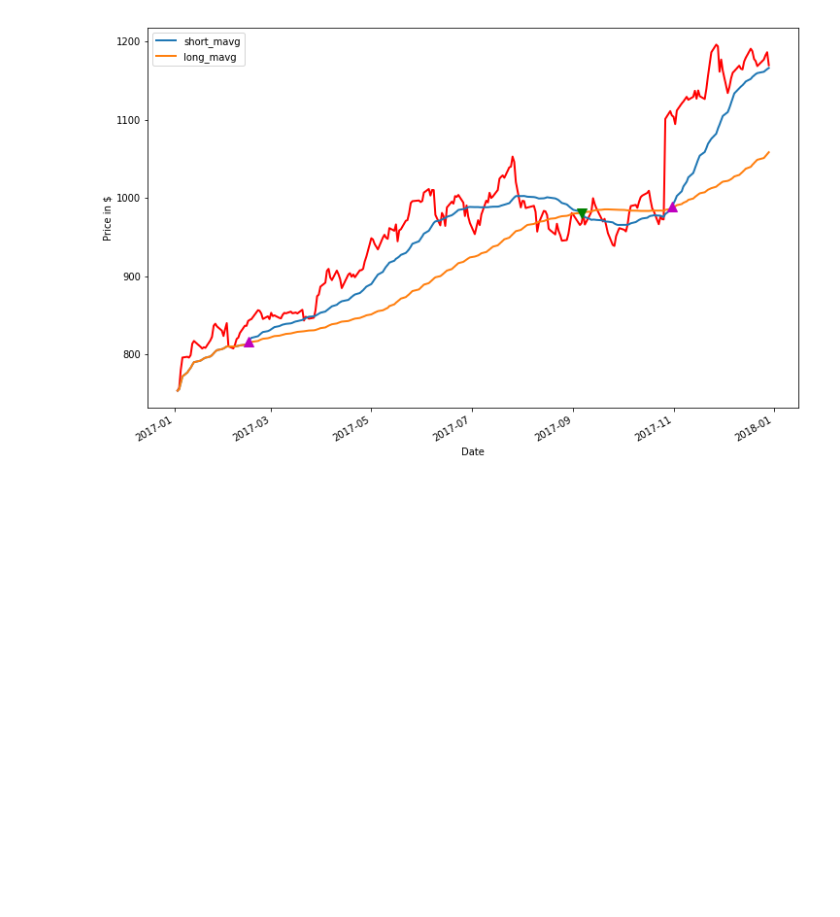
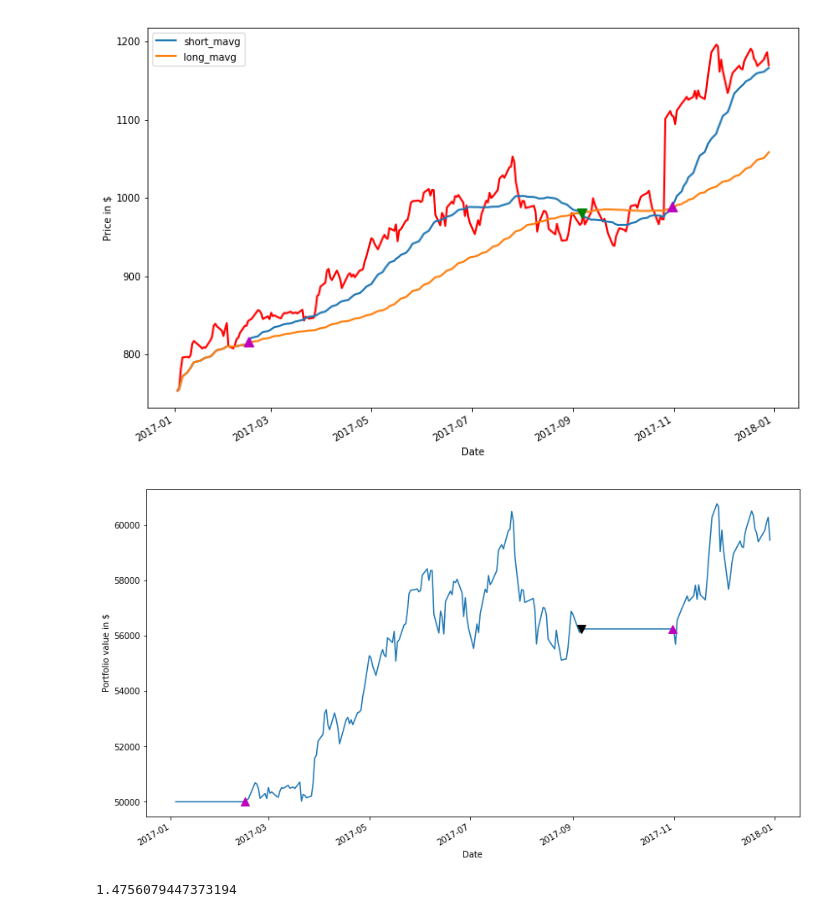
Before and after one commit to marcellou/Automated-Trader, a Jupyter notebook: trading_bot/Untitled.ipynb, the cells around one changed output. Drawn from its saved outputs; the diff is of its cells as text; code cells hidden in the pictures; blank space fills up the shorter version.

```diff
--- a/trading_bot/Untitled.ipynb
+++ b/trading_bot/Untitled.ipynb
@@ -474,0 +482,52 @@ ax1.plot(signals.loc[signals.positions == -1.0].index,
+# %%
+amzn = quandl.get('WIKI/AMZN', start_date='2017-01-01', end_date='2018-01-01')
+# %%
+short_window = 30
+long_window = 90
+signals = pd.DataFrame(index=amzn.index)
+signals['signal'] = 0.0
+signals['short_mavg'] = amzn['Close'].rolling(window=short_window, min_periods=1, center=False).mean()
+signals['long_mavg'] = amzn['Close'].rolling(window=long_window, min_periods=1, center=False).mean()
+signals['signal'][short_window:] = np.where(signals['short_mavg'][short_window:]
+                                            > signals['long_mavg'][short_window:], 1.0, 0.0)
+signals['positions'] = signals['signal'].diff()
+# %%
+initial_capital = float(50000.0)
+positions = pd.DataFrame(index=signals.index).fillna(0.0) #using the signals dataframe
+positions['AMZN'] = 50*signals['signal']
+#on the days the the signal is equal to 1 and the SMA crosses the LMA  / BUY 50 shares
+portfolio = positions.multiply(amzn['Adj. Close'], axis=1)
+pos_diff = positions.diff()
+portfolio['holdings'] = (positions.multiply(amzn['Adj. Close'], axis=0)).sum(axis=1)
+portfolio['cash'] = initial_capital - (pos_diff.multiply(amzn['Adj. Close'], axis=0)).sum(axis=1).cumsum()
+portfolio['total'] = portfolio['cash'] + portfolio['holdings']
+portfolio['returns'] = portfolio['total'].pct_change()
+# %%
+fig = plt.figure(figsize=(14,8))
+ax1 = fig.add_subplot(111, ylabel='Portfolio value in $')
+portfolio['total'].plot(ax=ax1)
+ax1.plot(portfolio.loc[signals.positions == 1.0].index,
+        portfolio.total[signals.positions == 1.0],
+        '^', markersize=10, color='m')
+ax1.plot(portfolio.loc[signals.positions == -1.0].index,
+        portfolio.total[signals.positions == -1.0],
+        'v', markersize=10, color='k')
+plt.show()
+
+#signals 1.0 up arrow
+#signals that have negative yield = -1.0
+#sharpe ratio implenentation
+# %% [output]
+[figure, added]
+# %%
+returns = portfolio['returns']
+np.sqrt(252) * (returns.mean() / returns.std())
+#sharpe ratio
+#ratio grater than 1 is traditionally good..
+
+#developed and automaded stock trader module
+#implemented stock market analysis
+#designed a trading algorithm
+#structure a trading bot and ran trades on it..
+# %% [output]
+1.4756079447373194
```
Also changed, not shown: parts of 3 cells of this notebook.
